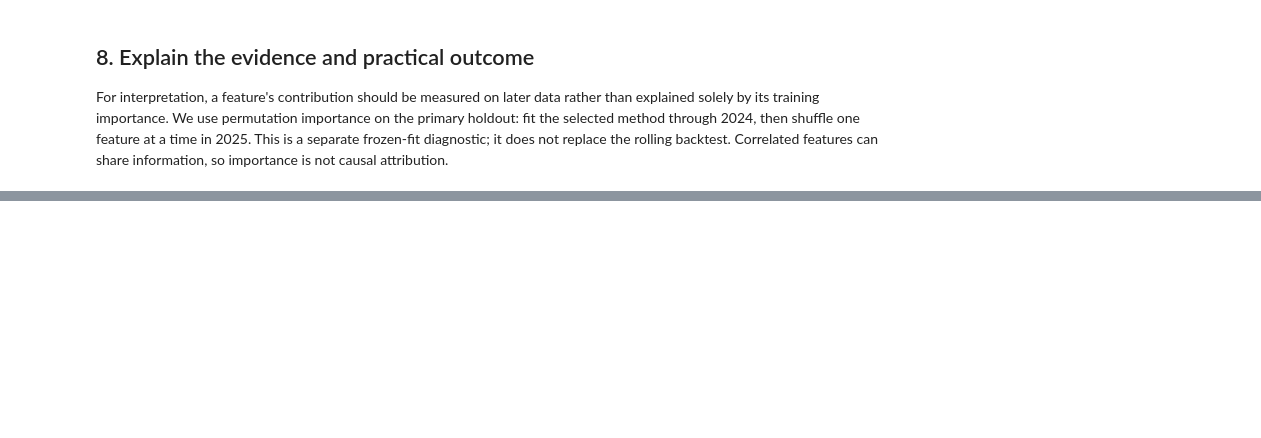
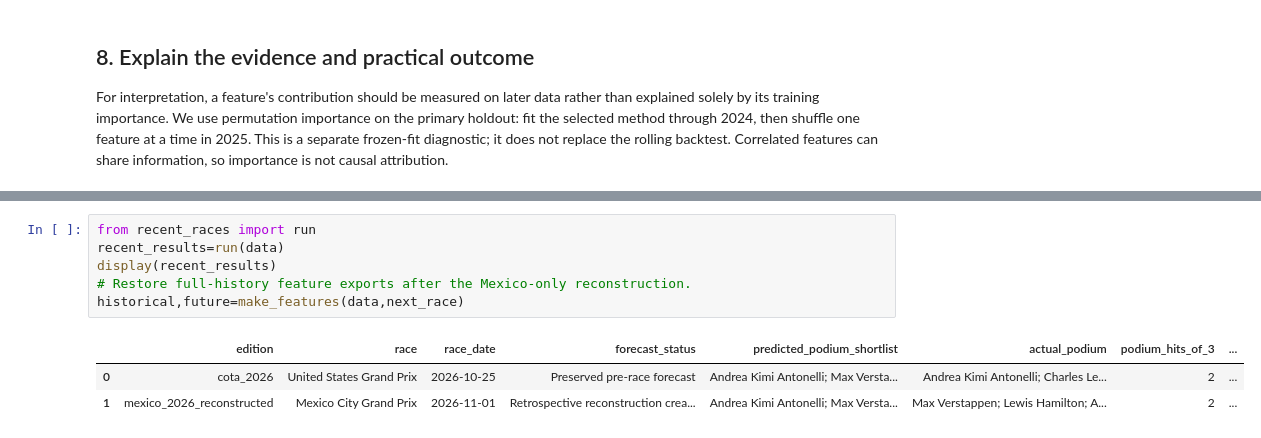
Before and after one commit to alexsobrre/f1-race-forecast, a Jupyter notebook: f1_race_forecast.ipynb, the cells around one changed output, grey strips where cells are left out. Saved outputs shown, nothing was run; the diff lists cells and outputs as text; blank space fills up the shorter version.

```diff
--- a/f1_race_forecast.ipynb
+++ b/f1_race_forecast.ipynb
@@ -398,0 +403,10 @@ The next step is to preserve this dated forecast before the race and score it af
+# %%
+from recent_races import run
+recent_results=run(data)
+display(recent_results)
+# Restore full-history feature exports after the Mexico-only reconstruction.
+historical,future=make_features(data,next_race)
+# %% [output]
+|  | edition | race | race_date | forecast_status | predicted_podium_shortlist | actual_podium | podium_hits_of_3 | ... |
+| 0 | cota_2026 | United States Grand Prix | 2026-10-25 | Preserved pre-race forecast | Andrea Kimi Antonelli; Max Versta... | Andrea Kimi Antonelli; Charles Le... | 2 | ... |
+| 1 | mexico_2026_reconstructed | Mexico City Grand Prix | 2026-11-01 | Retrospective reconstruction crea... | Andrea Kimi Antonelli; Max Versta... | Max Verstappen; Lewis Hamilton; A... | 2 | ... |
```
Also changed, not shown: parts of 9 cells of this notebook, 21 other files.
